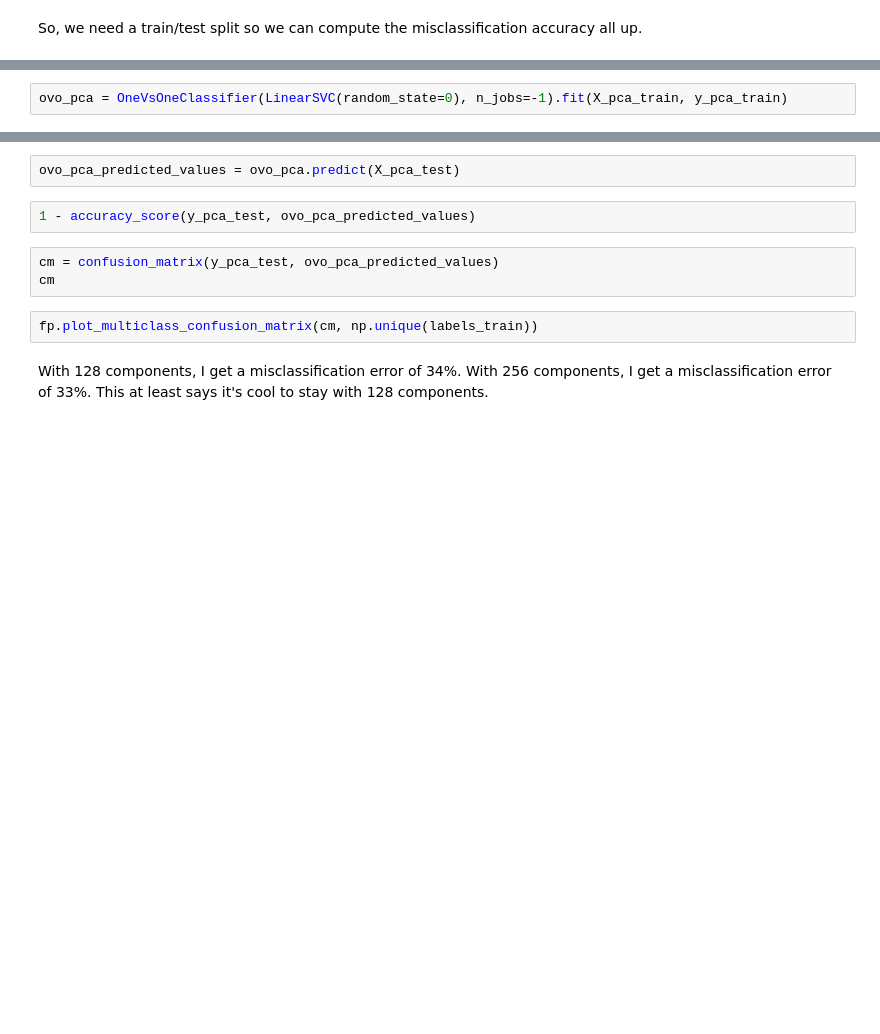
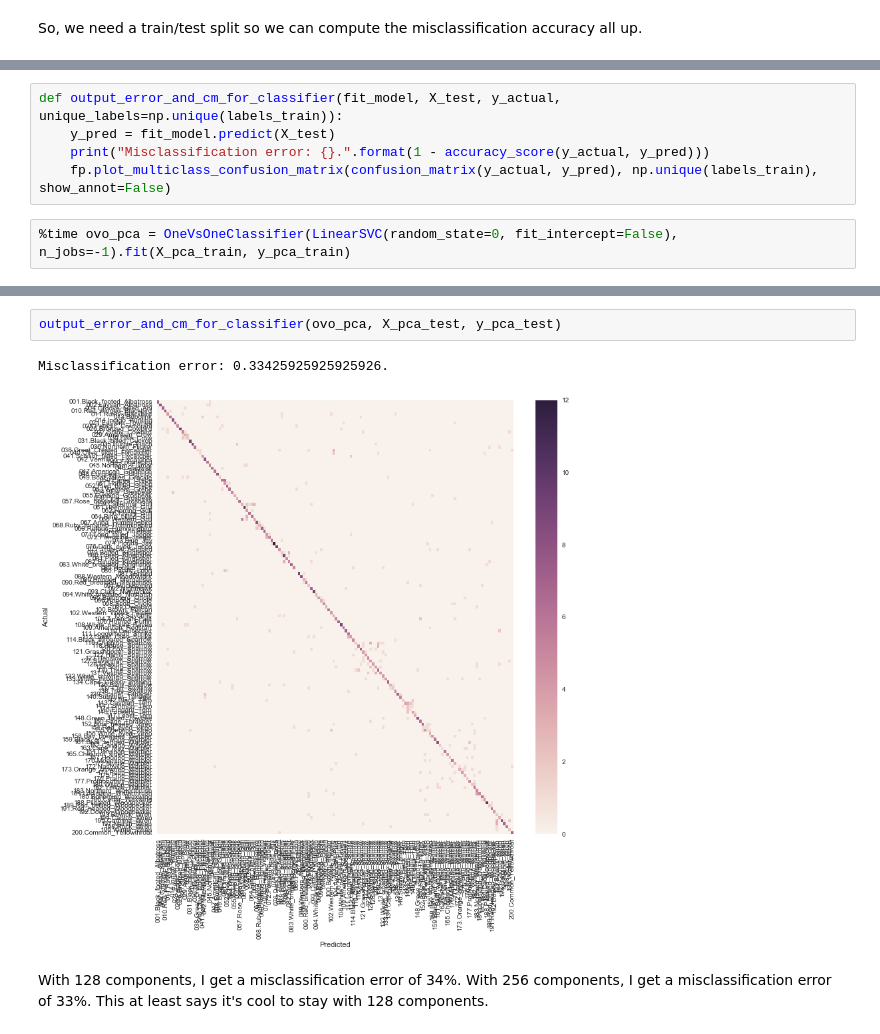
Before and after one commit to aenfield/Data558, a Jupyter notebook: Kaggle/HWExerciseExploratory.ipynb, the cells around one changed output, grey strips where cells are left out. Cells and saved outputs as stored; diff of their text form; blank space fills up the shorter version.

Commit message:
in progress checkin while fitting long-running (5m+) models.

```diff
--- a/Kaggle/HWExerciseExploratory.ipynb
+++ b/Kaggle/HWExerciseExploratory.ipynb
@@ -671,2 +665,7 @@ X_pca_train.shape, X_pca_test.shape, y_pca_train.shape, y_pca_test.shape
+# %%
+def output_error_and_cm_for_classifier(fit_model, X_test, y_actual, unique_labels=np.unique(labels_train)):
+    y_pred = fit_model.predict(X_test)
+    print("Misclassification error: {}.".format(1 - accuracy_score(y_actual, y_pred)))
+    fp.plot_multiclass_confusion_matrix(confusion_matrix(y_actual, y_pred), np.unique(labels_train), show_annot=False)
 # %%
-ovo_pca = OneVsOneClassifier(LinearSVC(random_state=0), n_jobs=-1).fit(X_pca_train, y_pca_train)
+%time ovo_pca = OneVsOneClassifier(LinearSVC(random_state=0, fit_intercept=False), n_jobs=-1).fit(X_pca_train, y_pca_train)
@@ -673,12 +675,8 @@ ovo_pca = OneVsOneClassifier(LinearSVC(random_state=0), n_jobs=-1).fit(X_pca_tra
 # %%
-ovo_pca_predicted_values = ovo_pca.predict(X_pca_test)
+output_error_and_cm_for_classifier(ovo_pca, X_pca_test, y_pca_test)
+# %% [output]
+Misclassification error: 0.33425925925925926.
+[figure, added]
-# %%
-1 - accuracy_score(y_pca_test, ovo_pca_predicted_values)
-# %%
-cm = confusion_matrix(y_pca_test, ovo_pca_predicted_values)
-cm
-# %%
-fp.plot_multiclass_confusion_matrix(cm, np.unique(labels_train))
 # %% [markdown]
 With 128 components, I get a misclassification error of 34%. With 256 components, I get a misclassification error of 33%. This at least says it's cool to stay with 128 components.
 # %% [markdown]
```
Also changed, not shown: parts of 17 cells of this notebook, 1 other file.
